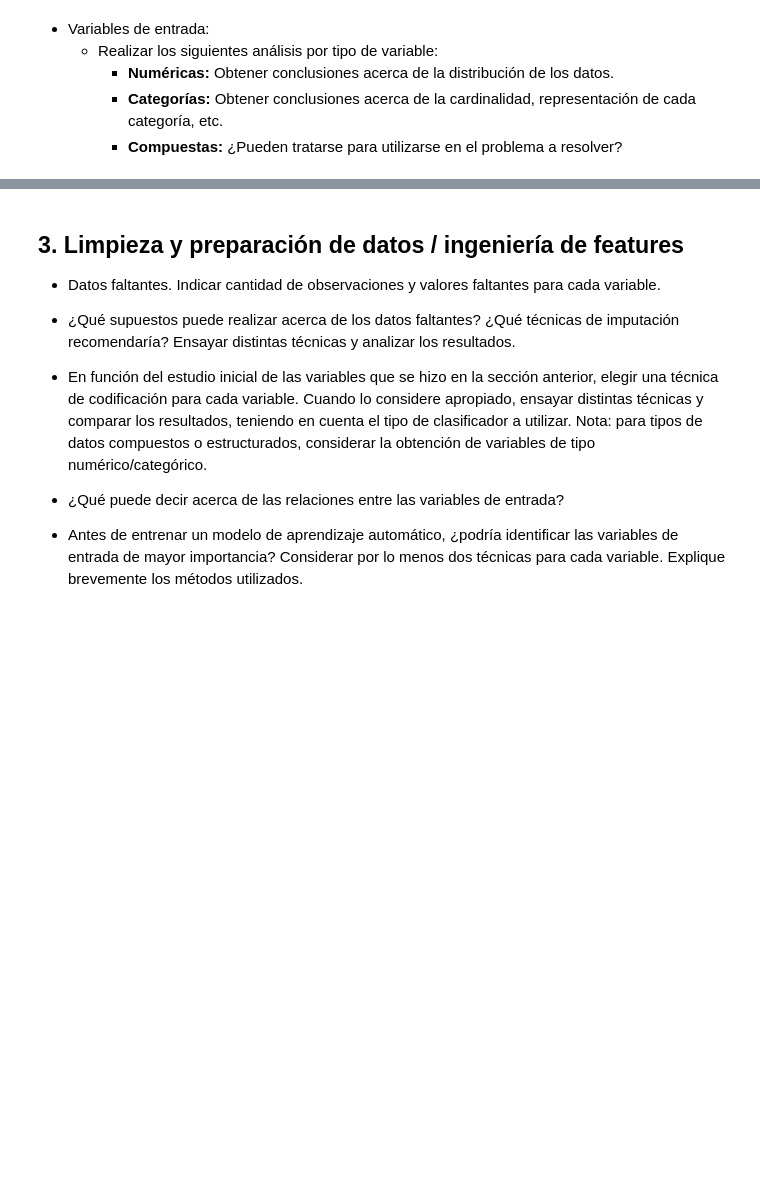
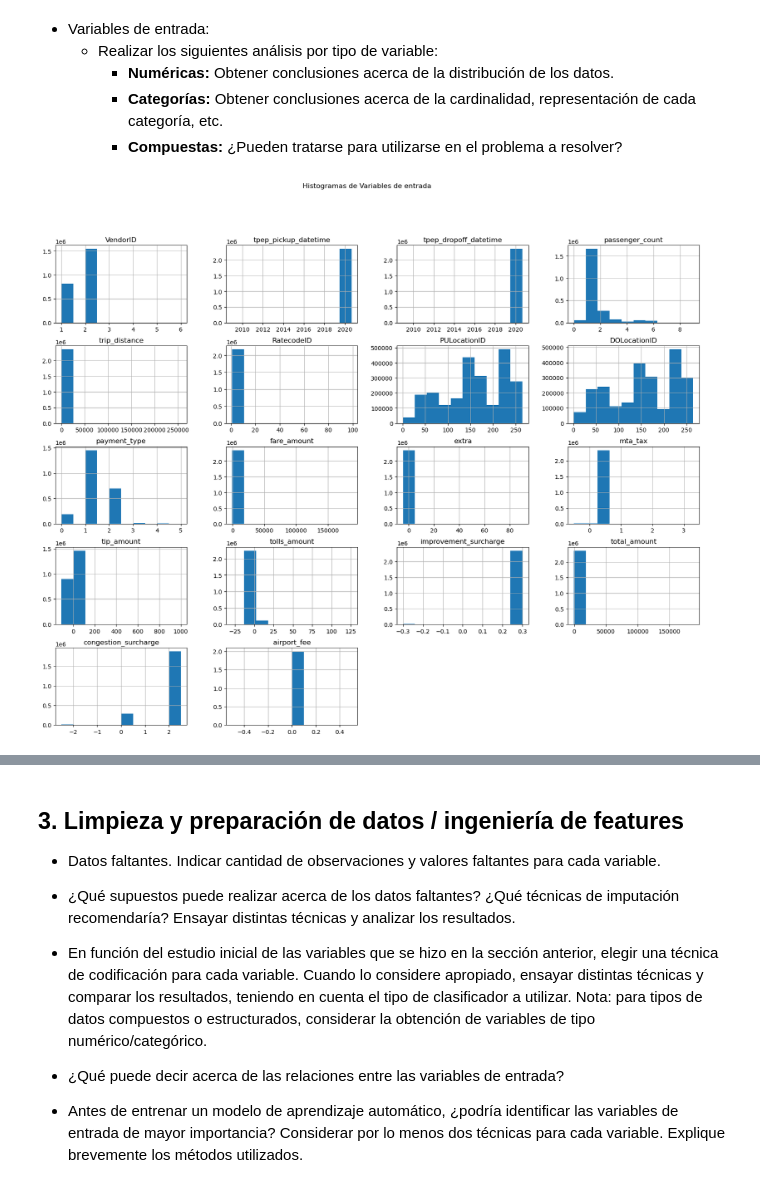
Before and after one commit to christophcharaf/AdD_tpfinal, a Jupyter notebook: tpfinal.ipynb, the cells around one changed output, grey strips where cells are left out. Saved outputs shown, nothing was run; the diff lists cells and outputs as text; code cells hidden in the pictures; blank space fills up the shorter version.

```diff
--- a/tpfinal.ipynb
+++ b/tpfinal.ipynb
@@ -128,3 +128,10 @@ Todas menos total_amount son variables de entrada
     - **Numéricas:** Obtener conclusiones acerca de la distribución de los datos.
     - **Categorías:** Obtener conclusiones acerca de la cardinalidad, representación de cada categoría, etc.
     - **Compuestas:** ¿Pueden tratarse para utilizarse en el problema a resolver?
+# %%
+df.hist(bins=10,
+    figsize=(20, 15))
+plt.suptitle('Histogramas de Variables de entrada')
+plt.show()
+# %% [output]
+[figure, added]
```
Also changed, not shown: parts of 12 cells of this notebook.
